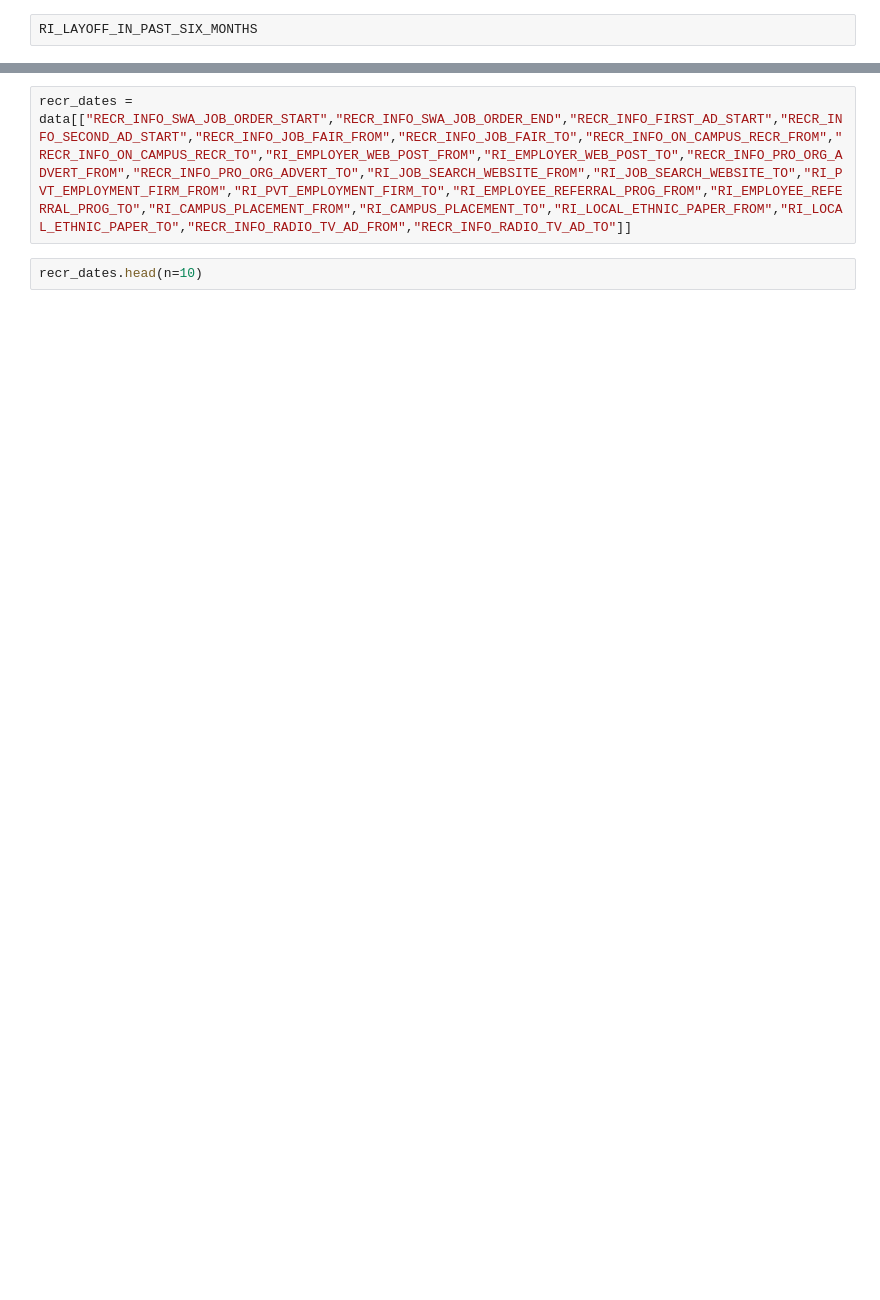
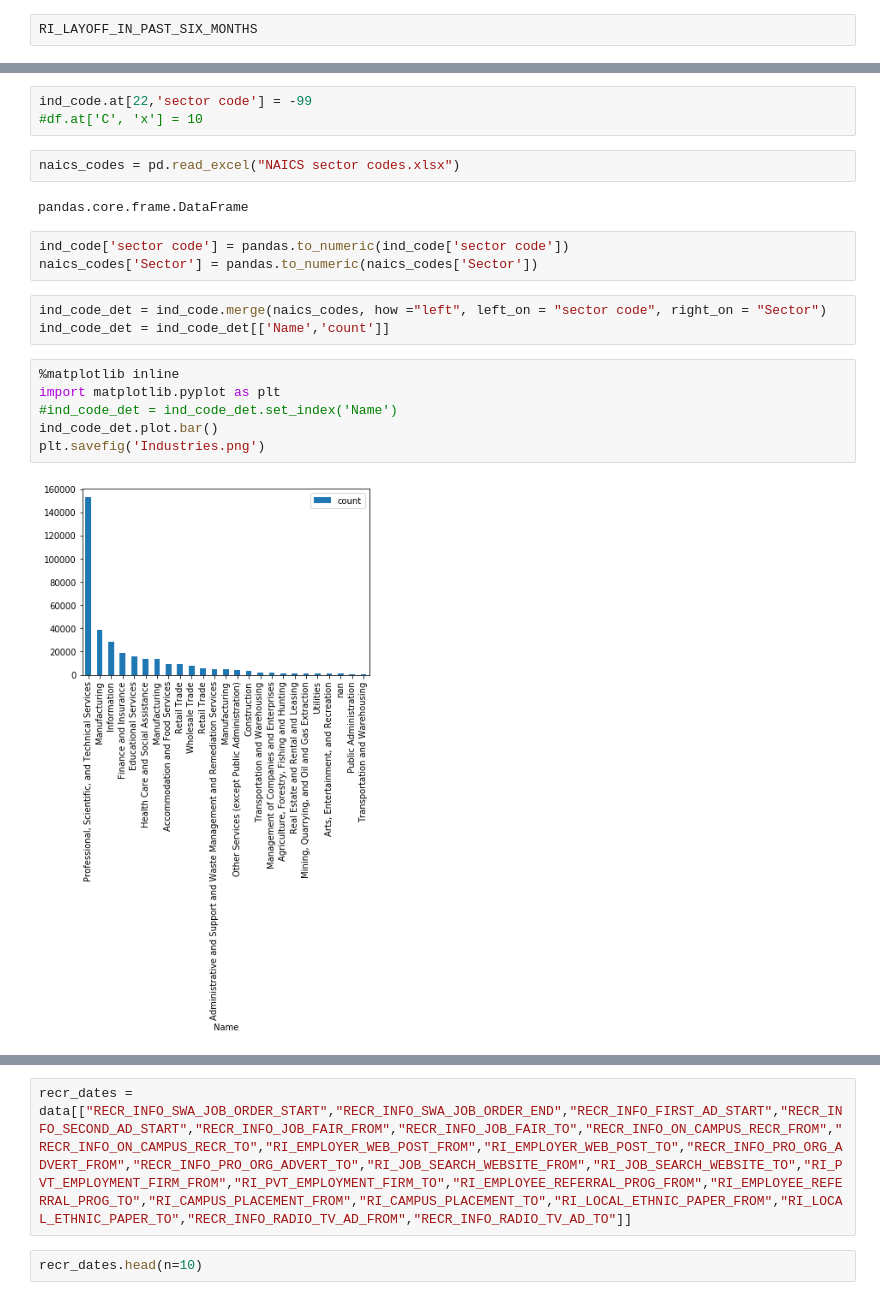
Before and after one commit to jukeboxj/USLC, a Jupyter notebook: EDA-Copy1.ipynb, the cells around one changed output, grey strips where cells are left out. Drawn from its saved outputs; the diff is of its cells as text; blank space fills up the shorter version.

```diff
--- a/EDA-Copy1.ipynb
+++ b/EDA-Copy1.ipynb
@@ -136,0 +311,21 @@ Name: RI_COLL_TCH_BASIC_PROCESS, dtype: float64
+# %%
+ind_code.at[22,'sector code'] = -99
+#df.at['C', 'x'] = 10
+# %%
+naics_codes = pd.read_excel("NAICS sector codes.xlsx")
+# %% [output]
+pandas.core.frame.DataFrame
+# %%
+ind_code['sector code'] = pandas.to_numeric(ind_code['sector code'])
+naics_codes['Sector'] = pandas.to_numeric(naics_codes['Sector'])
+# %%
+ind_code_det = ind_code.merge(naics_codes, how ="left", left_on = "sector code", right_on = "Sector")
+ind_code_det = ind_code_det[['Name','count']]
+# %%
+%matplotlib inline
+import matplotlib.pyplot as plt
+#ind_code_det = ind_code_det.set_index('Name')
+ind_code_det.plot.bar()
+plt.savefig('Industries.png')
+# %% [output]
+[figure, added]
```
Also changed, not shown: parts of 69 cells of this notebook.
